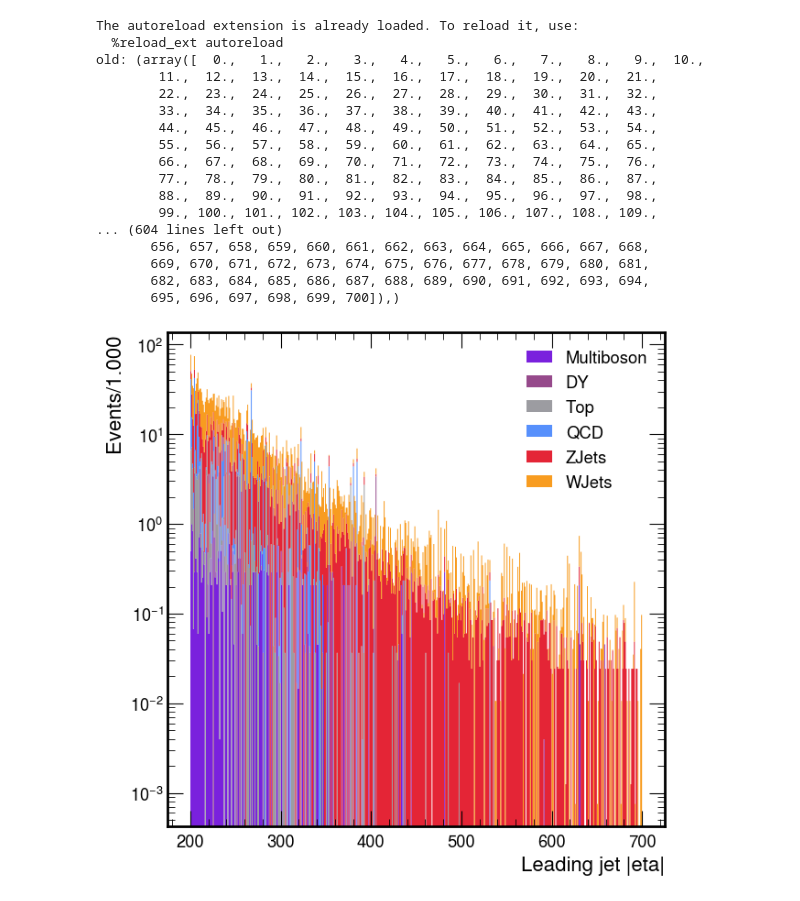
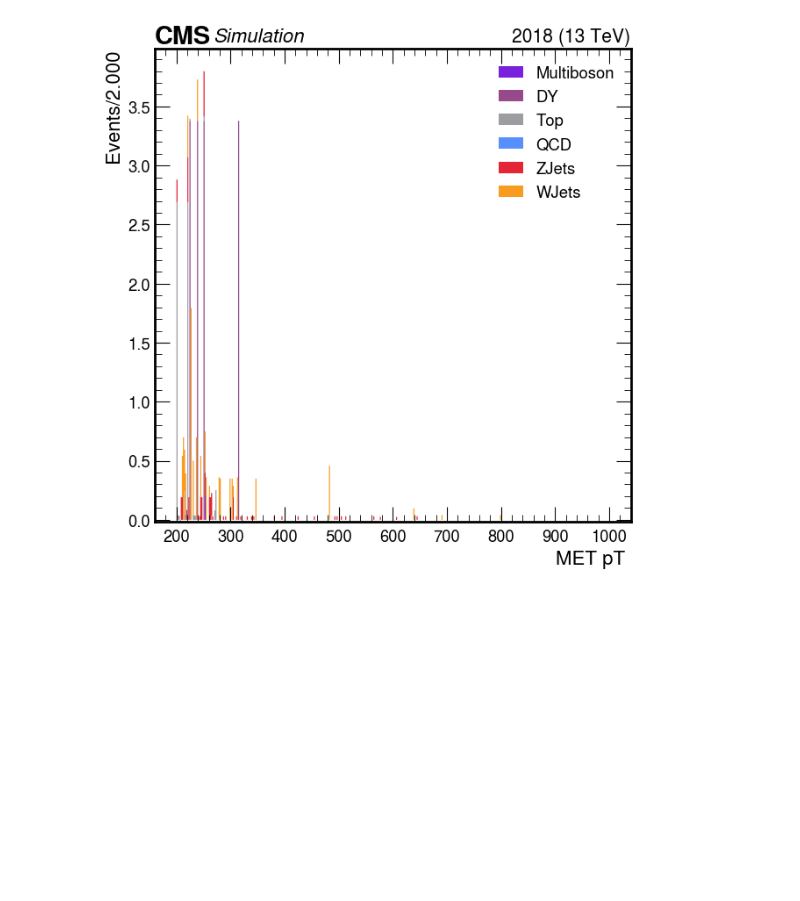
Before and after one commit to Reshma27Menon/iDMe, a Jupyter notebook: python_analysis/exampleNotebooks/step3plots.ipynb, the cells around one changed output. Drawn from its saved outputs; the diff is of its cells as text; code cells hidden in the pictures; blank space fills up the shorter version.

```diff
--- a/python_analysis/exampleNotebooks/step3plots.ipynb
+++ b/python_analysis/exampleNotebooks/step3plots.ipynb
@@ -1,89 +32,42 @@
 # %%
-#Imports:
-%load_ext autoreload
-%autoreload 2
-import numpy as np
-import matplotlib.pyplot as plt
-from coffea import util
-from coffea.processor import accumulate
-import os
-import re
-import pandas as pd
-import hist
-import matplotlib as mpl
-import mplhep
-import sys
-
-sys.path.append("../analysisTools/")
-import plotTools as ptools
-import utils
-
-
-#coffea output file -- SIGNAL
-f_sig = "../coffea/skimmed/example_signal_skimmed_SR.coffea"
-
-sig_histo = util.load(f_sig) [0]
-utils.get_signal_list_of_histograms(sig_histo)
-
-
-#coffea output file -- BACKGROUND
-bkg_f = "../coffea/skimmed/example_bkg_skimmed_SR.coffea"
-
-bkg_histo = util.load(bkg_f)[0]
-
-
-
 fig, ax = plt.subplots(figsize=(7,7))
 
 # Plot settings
 plot_dict = {
     'variable': 'MET_pt',
-    'cut' : 'cut4',
+    'cut' : 'cut10',
     'year' : 2018
 }
 
 style_dict = {
     'fig': fig,
     'ax': ax,
-    'rebin': 1j,
-    'xlim': [200,700],     # if None, the default will show up; otherwise give as a list, i.e. [0, 10]
+    'rebin': 2j,
+    'xlim': [200,1000],     # if None, the default will show up; otherwise give as a list, i.e. [0, 10]
     'ylim' : None,
-    'doLogy': True,
+    'doLogy': False,
     'doLogx': False,
     'doDensity': False,
     'doYerr': False,
-    'xlabel': r"Leading jet |eta|",
-   # 'xlabel': r"$L_{xy}$ [cm]",   # if None, the default will show up; otherwise give as a string, i.e. 'Electron dxy'
+    #'xlabel': r"dPhi (MET, leading jet)",
+    'xlabel': r"MET pT ",   # if None, the default will show up; otherwise give as a string, i.e. 'Electron dxy'
     'ylabel': None,   # if None, the default will show up; otherwise give as a string, i.e. 'Efficiency'
     'label': None,    # if None, the default will show up; otherwise give as a string, i.e. 'Highest ctau signal samples'
     'flow': None,     # overflow
     'doSave': True,
     'outDir': '../plots/bkg',
-    'outName': f'background_cut7_Lxy_max10.png'
+    'outName': f'no logbackground_cut4_metpt.png'
 }
 
 ptools.plot_bkg_1d(ax,bkg_histo, plot_dict, style_dict, isLegacy = False)
+#style_dict['label'] = 'V+ jets'
+#ptools.plot_bkg_1d_stacked(ax,bkg_histo, plot_dict, style_dict, isLegacy = False,processes=['WJets','ZJets'])
 
+#style_dict['label'] = 'All backgrounds'
+#ptools.plot_bkg_1d_stacked(ax,bkg_histo, plot_dict, style_dict, isLegacy = False,processes='all')
 
 plt.title('')
 plt.legend()
 plt.show()
 # %% [output]
-The autoreload extension is already loaded. To reload it, use:
-  %reload_ext autoreload
-old: (array([  0.,   1.,   2.,   3.,   4.,   5.,   6.,   7.,   8.,   9.,  10.,
-        11.,  12.,  13.,  14.,  15.,  16.,  17.,  18.,  19.,  20.,  21.,
-        22.,  23.,  24.,  25.,  26.,  27.,  28.,  29.,  30.,  31.,  32.,
-        33.,  34.,  35.,  36.,  37.,  38.,  39.,  40.,  41.,  42.,  43.,
-        44.,  45.,  46.,  47.,  48.,  49.,  50.,  51.,  52.,  53.,  54.,
-        55.,  56.,  57.,  58.,  59.,  60.,  61.,  62.,  63.,  64.,  65.,
-        66.,  67.,  68.,  69.,  70.,  71.,  72.,  73.,  74.,  75.,  76.,
-        77.,  78.,  79.,  80.,  81.,  82.,  83.,  84.,  85.,  86.,  87.,
-        88.,  89.,  90.,  91.,  92.,  93.,  94.,  95.,  96.,  97.,  98.,
-        99., 100., 101., 102., 103., 104., 105., 106., 107., 108., 109.,
-... (604 lines left out)
-       656, 657, 658, 659, 660, 661, 662, 663, 664, 665, 666, 667, 668,
-       669, 670, 671, 672, 673, 674, 675, 676, 677, 678, 679, 680, 681,
-       682, 683, 684, 685, 686, 687, 688, 689, 690, 691, 692, 693, 694,
-       695, 696, 697, 698, 699, 700]),)
-[figure, old version]
+[figure, new version]
```
Also changed, not shown: parts of 7 cells of this notebook.
